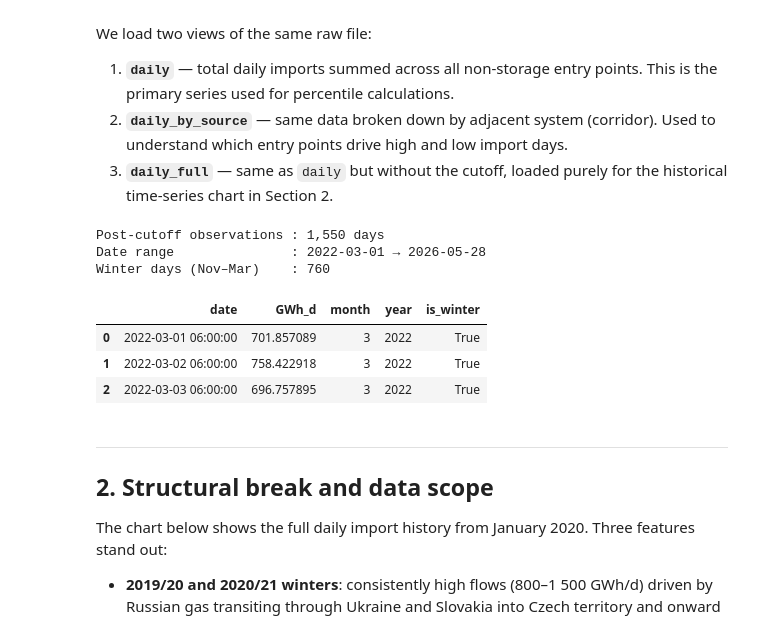
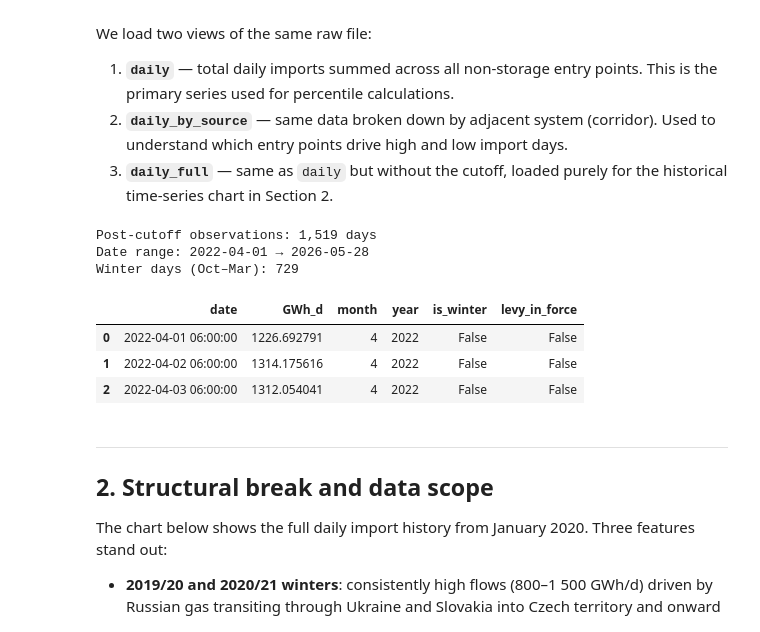
Before and after one commit to sikmartin/bsd_revamp, a Jupyter notebook: notebooks/analysis.ipynb, the cells around one changed output. Saved outputs shown, nothing was run; the diff lists cells and outputs as text; code cells hidden in the pictures.

```diff
--- a/notebooks/analysis.ipynb
+++ b/notebooks/analysis.ipynb
@@ -79,27 +79,25 @@ We load two views of the same raw file:
 3. **`daily_full`** — same as `daily` but without the cutoff, loaded purely
    for the historical time-series chart in Section 2.
 # %%
-daily = bdata.load_daily_imports(DATA_FILE, cutoff=CUTOFF)
-daily_by_source = bdata.load_daily_imports_by_source(DATA_FILE, cutoff=CUTOFF)
+daily = load_daily_imports(cutoff=CUTOFF)
+daily_by_source = load_daily_imports_by_source(cutoff=CUTOFF)
 
 # Full history for the structural-break chart only.
-daily_full = bdata.load_daily_imports(
-    DATA_FILE,
-    cutoff=pd.Timestamp("2020-01-01"),   # go back to start of dataset
-)
+daily_full = load_daily_imports(cutoff="2020-01-01")
 
-print(f"Post-cutoff observations : {len(daily):,} days")
-print(f"Date range               : {daily['date'].min().date()} → {daily['date'].max().date()}")
-print(f"Winter days (Nov–Mar)    : {daily['is_winter'].sum():,}")
+print(f"Post-cutoff observations: {len(daily):,} days")
+print(f"Date range: {daily['date'].min().date()} → {daily['date'].max().date()}")
+print(f"Winter days (Oct–Mar): {daily['is_winter'].sum():,}")
+
 daily.head(3)
 # %% [output]
-Post-cutoff observations : 1,550 days
-Date range               : 2022-03-01 → 2026-05-28
-Winter days (Nov–Mar)    : 760
+Post-cutoff observations: 1,519 days
+Date range: 2022-04-01 → 2026-05-28
+Winter days (Oct–Mar): 729
-|  | date | GWh_d | month | year | is_winter |
-| 0 | 2022-03-01 06:00:00 | 701.857089 | 3 | 2022 | True |
-| 1 | 2022-03-02 06:00:00 | 758.422918 | 3 | 2022 | True |
-| 2 | 2022-03-03 06:00:00 | 696.757895 | 3 | 2022 | True |
+|  | date | GWh_d | month | year | is_winter | levy_in_force |
+| 0 | 2022-04-01 06:00:00 | 1226.692791 | 4 | 2022 | False | False |
+| 1 | 2022-04-02 06:00:00 | 1314.175616 | 4 | 2022 | False | False |
+| 2 | 2022-04-03 06:00:00 | 1312.054041 | 4 | 2022 | False | False |
 # %% [markdown]
 ---
 ## 2. Structural break and data scope
```
Also changed, not shown: parts of 12 cells of this notebook, 5 other files.
